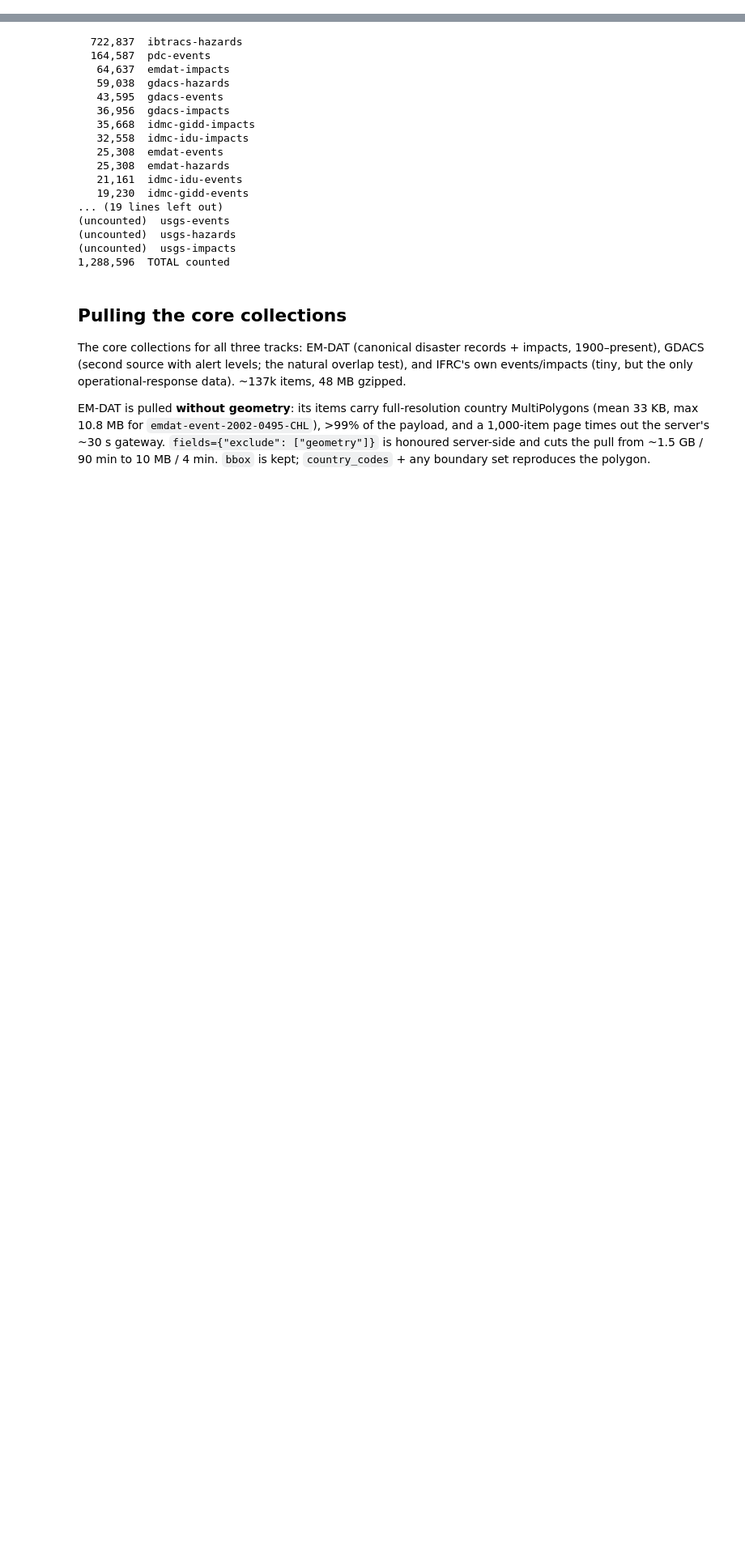
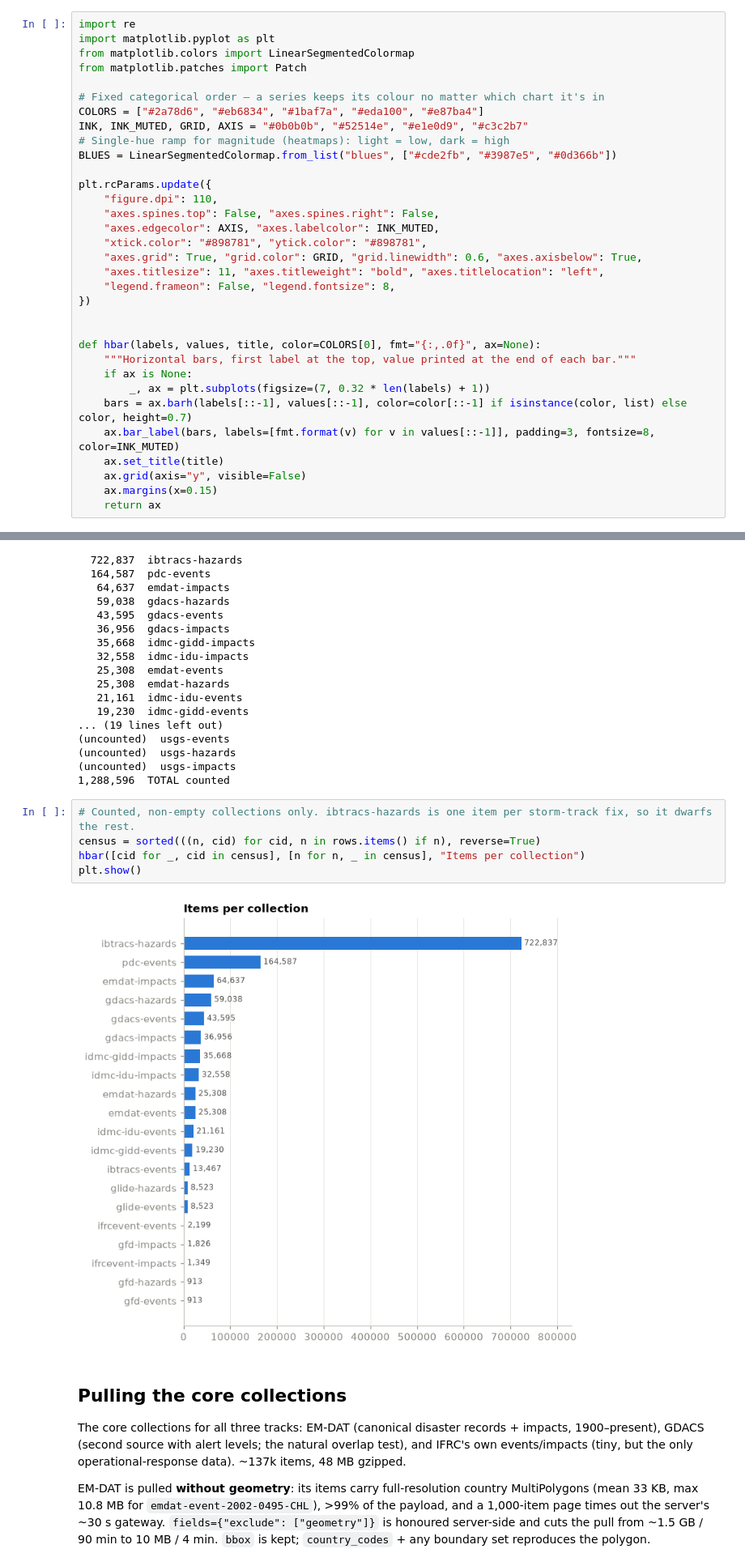
Before and after one commit to jbugli-NJ/fall-2026-group2, a Jupyter notebook: notebooks/eda_nb.ipynb, the cells around one changed output, grey strips where cells are left out. Shown at 81% size. Saved outputs shown, nothing was run; the diff lists cells and outputs as text; blank space fills up the shorter version.

Commit message:
Add charts and code comments to EDA notebook

```diff
--- a/notebooks/eda_nb.ipynb
+++ b/notebooks/eda_nb.ipynb
@@ -24,4 +24,37 @@ from dotenv import load_dotenv, find_dotenv
 load_dotenv(find_dotenv(usecwd=True))
 # %% [output]
 True
+# %%
+import re
+import matplotlib.pyplot as plt
+from matplotlib.colors import LinearSegmentedColormap
+from matplotlib.patches import Patch
+
+# Fixed categorical order — a series keeps its colour no matter which chart it's in
+COLORS = ["#2a78d6", "#eb6834", "#1baf7a", "#eda100", "#e87ba4"]
+INK, INK_MUTED, GRID, AXIS = "#0b0b0b", "#52514e", "#e1e0d9", "#c3c2b7"
+# Single-hue ramp for magnitude (heatmaps): light = low, dark = high
+BLUES = LinearSegmentedColormap.from_list("blues", ["#cde2fb", "#3987e5", "#0d366b"])
+
+plt.rcParams.update({
+    "figure.dpi": 110,
+    "axes.spines.top": False, "axes.spines.right": False,
+    "axes.edgecolor": AXIS, "axes.labelcolor": INK_MUTED,
+    "xtick.color": "#898781", "ytick.color": "#898781",
+    "axes.grid": True, "grid.color": GRID, "grid.linewidth": 0.6, "axes.axisbelow": True,
+    "axes.titlesize": 11, "axes.titleweight": "bold", "axes.titlelocation": "left",
+    "legend.frameon": False, "legend.fontsize": 8,
+})
+
+
+def hbar(labels, values, title, color=COLORS[0], fmt="{:,.0f}", ax=None):
+    """Horizontal bars, first label at the top, value printed at the end of each bar."""
+    if ax is None:
+        _, ax = plt.subplots(figsize=(7, 0.32 * len(labels) + 1))
+    bars = ax.barh(labels[::-1], values[::-1], color=color[::-1] if isinstance(color, list) else color, height=0.7)
+    ax.bar_label(bars, labels=[fmt.format(v) for v in values[::-1]], padding=3, fontsize=8, color=INK_MUTED)
+    ax.set_title(title)
+    ax.grid(axis="y", visible=False)
+    ax.margins(x=0.15)
+    return ax
 # %% [markdown]
@@ -87,6 +120,13 @@ print(f"{sum(n for n in rows.values() if n):>9,}  TOTAL counted")
 (uncounted)  usgs-hazards
 (uncounted)  usgs-impacts
 1,288,596  TOTAL counted
+# %%
+# Counted, non-empty collections only. ibtracs-hazards is one item per storm-track fix, so it dwarfs the rest.
+census = sorted(((n, cid) for cid, n in rows.items() if n), reverse=True)
+hbar([cid for _, cid in census], [n for n, _ in census], "Items per collection")
+plt.show()
+# %% [output]
+[figure, added]
 # %% [markdown]
 ## Pulling the core collections
 
```
Also changed, not shown: parts of 23 cells of this notebook, 1 other file.
